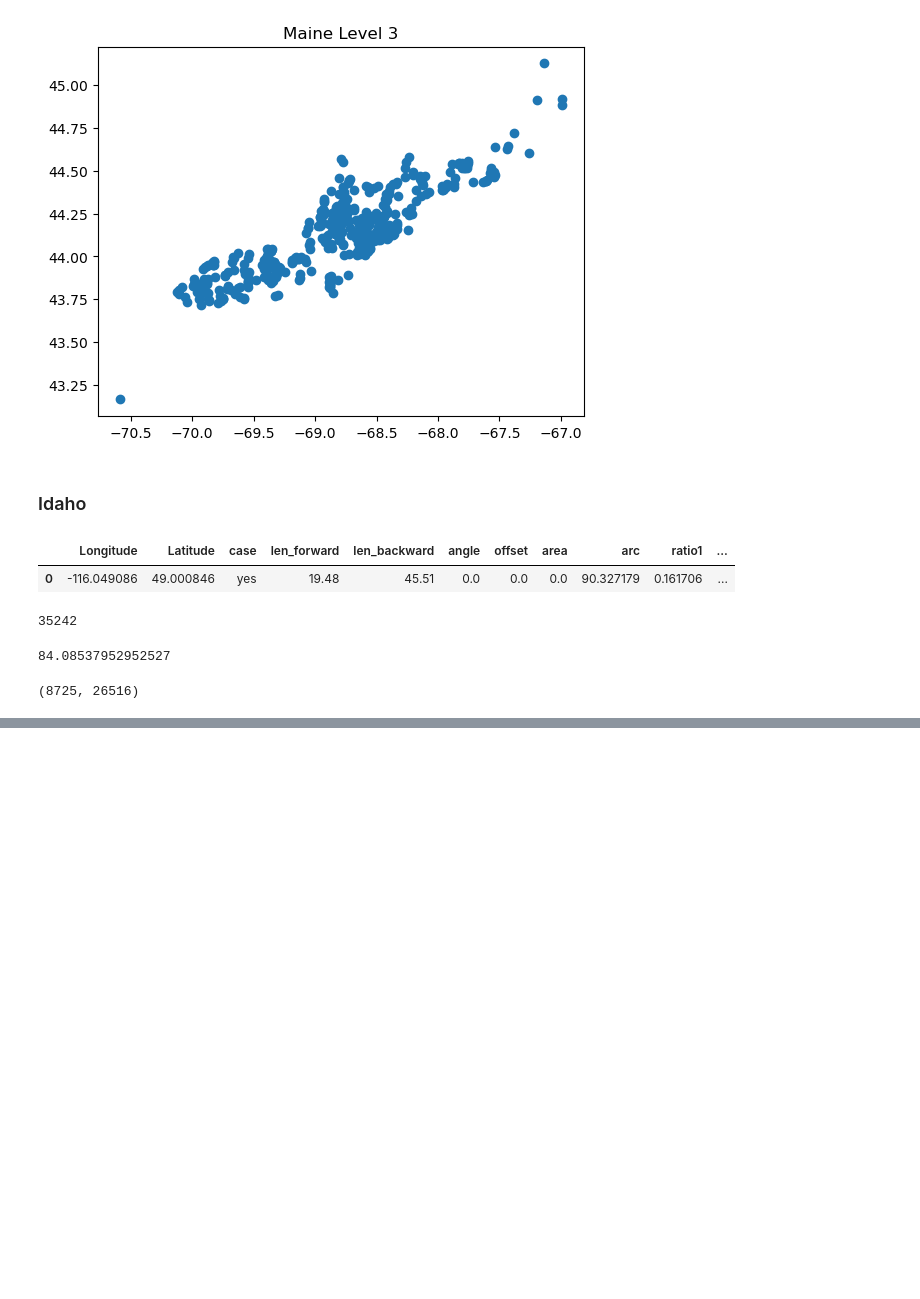
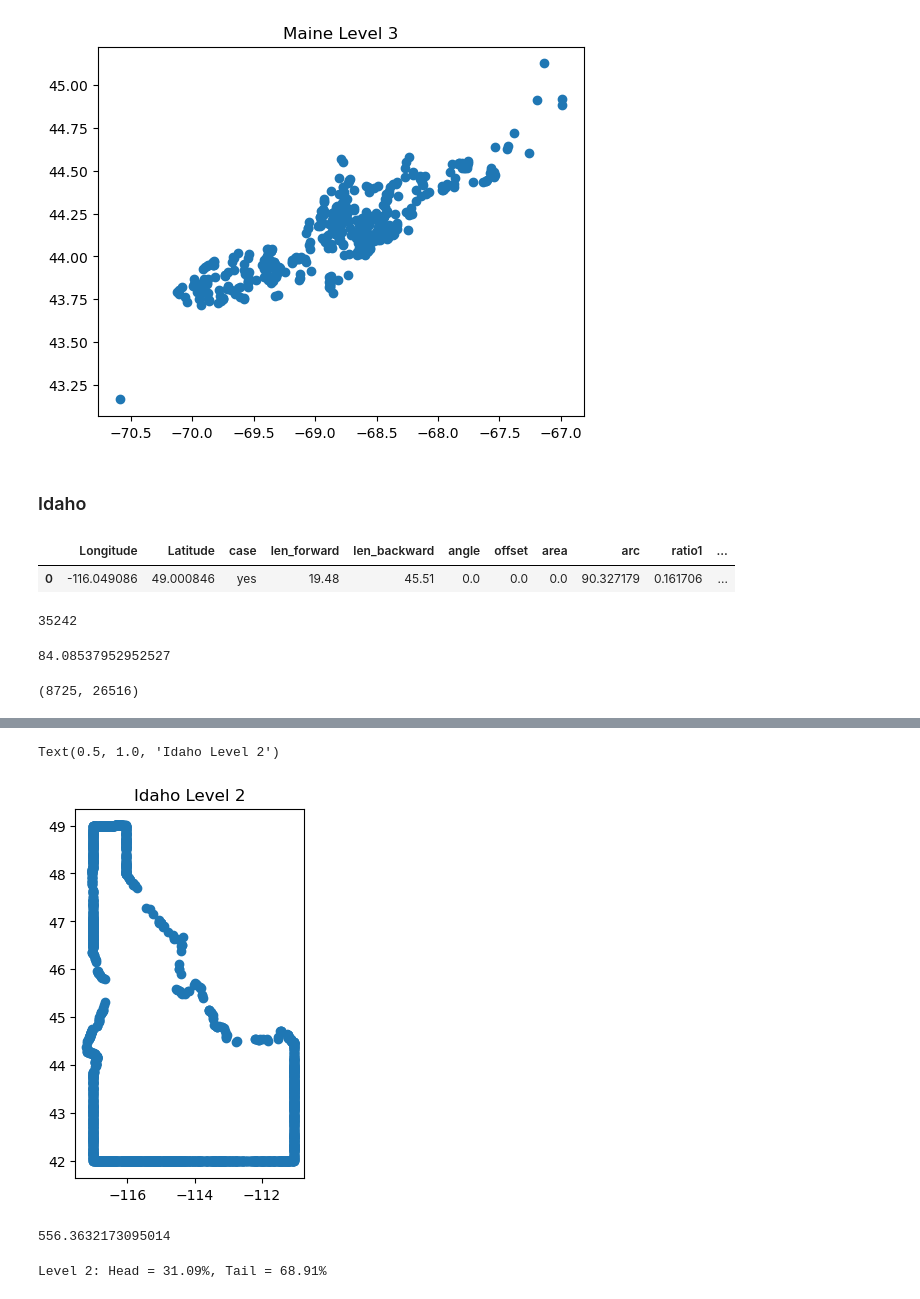
Before and after one commit to gangaraju09/map_generalisation_ml, a Jupyter notebook: Topfers_Radical_Law.ipynb, the cells around one changed output, grey strips where cells are left out. Drawn from its saved outputs; the diff is of its cells as text; code cells hidden in the pictures; blank space fills up the shorter version.

```diff
--- a/Topfers_Radical_Law.ipynb
+++ b/Topfers_Radical_Law.ipynb
@@ -219,0 +241,11 @@ Level 1: Head = 24.76%, Tail = 75.24%
+# %%
+head_idaho_gdf_l2.plot()
+plt.title('Idaho Level 2')
+# %% [output]
+Text(0.5, 1.0, 'Idaho Level 2')
+[figure, added]
+# %%
+mean_forward_length_l3 = head_idaho_gdf_l2['len_forward'].mean()
+mean_forward_length_l3
+# %% [output]
+556.3632173095014
@@ -219,0 +255,6 @@ Level 1: Head = 24.76%, Tail = 75.24%
+# %%
+head = round((len(head_idaho_gdf_l3)/len(head_idaho_gdf_l2))*100,2)
+tail = round((len(tail_idaho_gdf_l3)/len(head_idaho_gdf_l2))*100,2)
+print(f'Level 2: Head = {head}%, Tail = {tail}%')
+# %% [output]
+Level 2: Head = 31.09%, Tail = 68.91%
```
Also changed, not shown: parts of 7 cells of this notebook.
